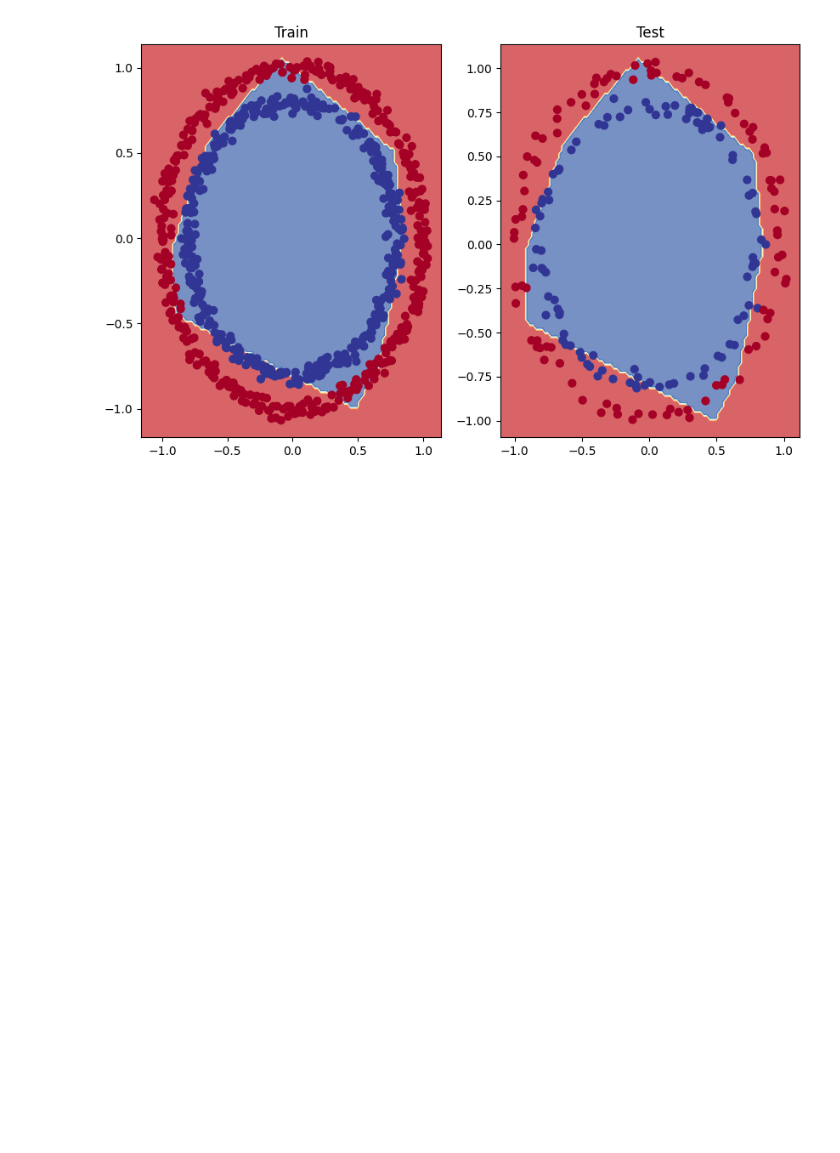
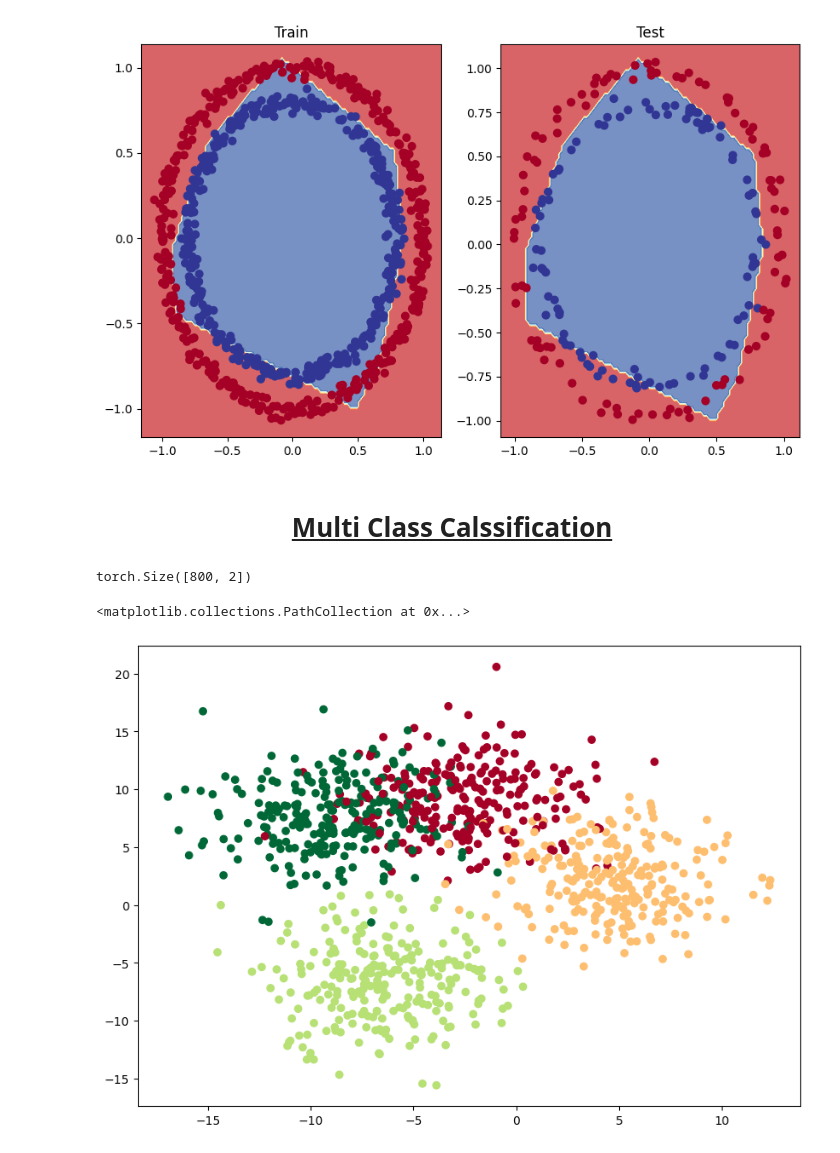
Before and after one commit to abdullahsultan/PytorchBasics, a Jupyter notebook: BasicCircleClassification.ipynb, the cells around one changed output. Cells and saved outputs as stored; diff of their text form; code cells hidden in the pictures; blank space fills up the shorter version.

Commit message:
Multi class classification complete

```diff
--- a/BasicCircleClassification.ipynb
+++ b/BasicCircleClassification.ipynb
@@ -392,3 +392,24 @@ plt.title("Test")
 plot_decision_boundary(model_V2, X_test, Y_test)
 # %% [output]
 [figure]
+# %% [markdown]
+
+
+
+<h1 style="text-align: center;"><b><u>Multi Class Calssification</u></b></h1>
+# %%
+import torch
+from torch import nn
+import matplotlib.pyplot as plt
+from sklearn.datasets import make_blobs
+from sklearn.model_selection import train_test_split
+
+NUM_CLASSES = 4
+NUM_FEATURES =2
+RANDOM_SEED = 42
+DEVICE = "cuda"
+# %%
+X_blob, Y_blob = make_blobs(n_samples=1000, n_features=NUM_FEATURES, centers=NUM_CLASSES, cluster_std=3, random_state=RANDOM_SEED)
+
+X_blob = torch.from_numpy(X_blob).type(torch.float)
+Y_blob = torch.from_numpy(Y_blob).type(torch.LongTensor)
@@ -394,0 +418,10 @@ plot_decision_boundary(model_V2, X_test, Y_test)
+# %%
+X_train.shape
+# %% [output]
+torch.Size([800, 2])
+# %%
+plt.figure(figsize=(10,7))
+plt.scatter(X_blob[:,0], X_blob[:,1], c=Y_blob, cmap=plt.cm.RdYlGn)
+# %% [output]
+<matplotlib.collections.PathCollection at 0x...>
+[figure, added]
```
Also changed, not shown: parts of 16 cells of this notebook.
